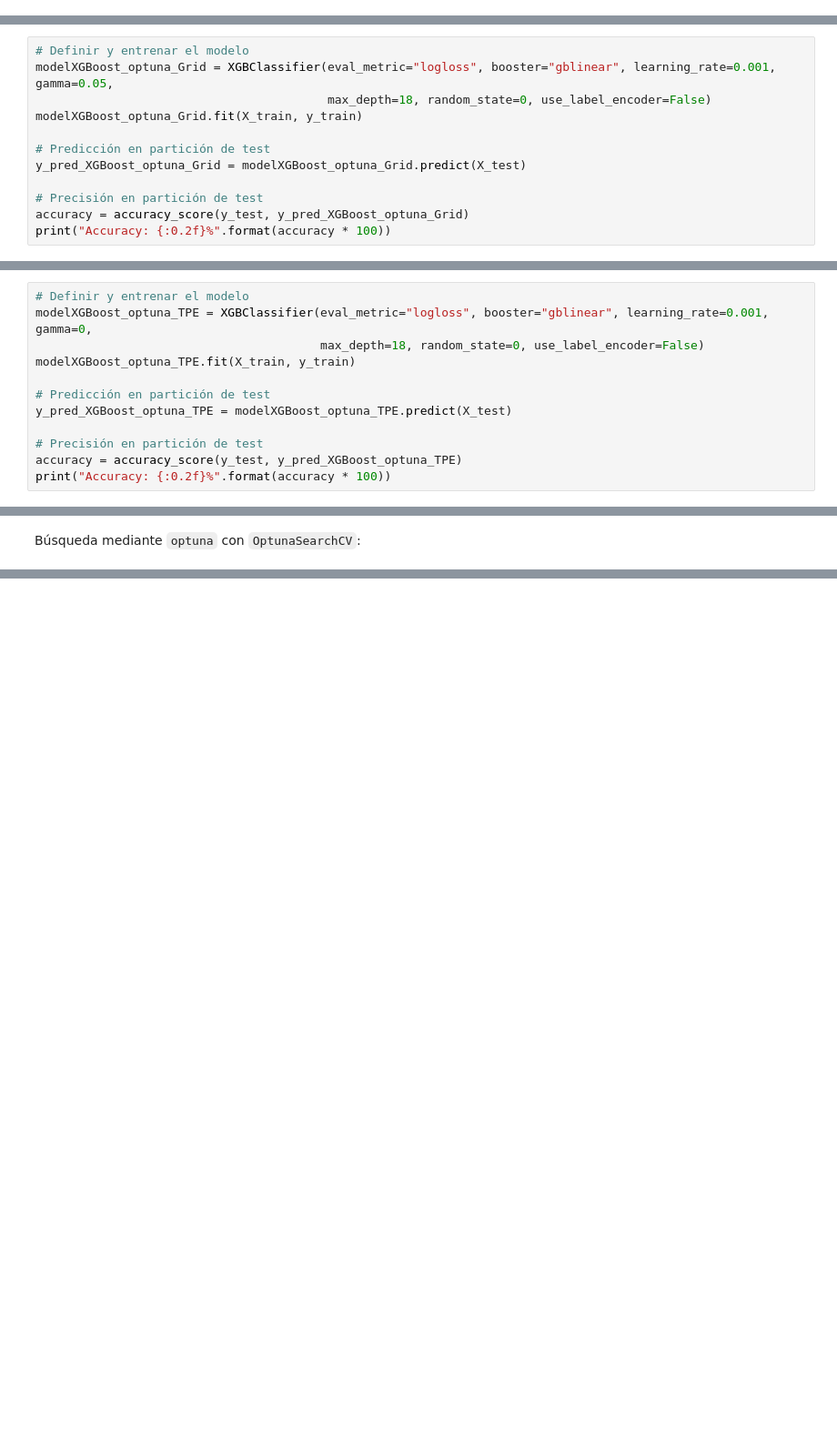
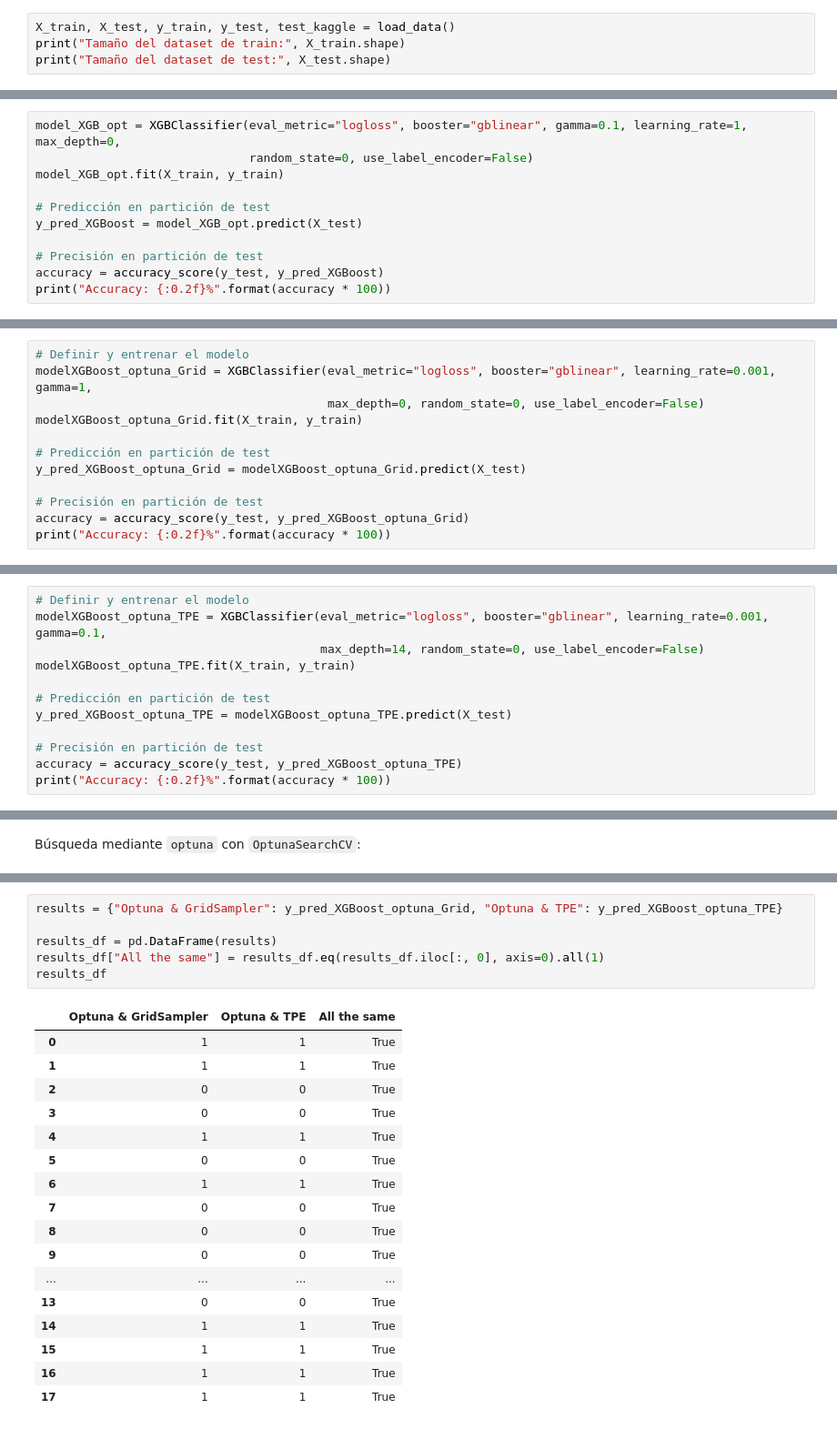
Before and after one commit to saralpzg/Kaggle_MLSP_Schizophrenia_Classification, a Jupyter notebook: Modelos/XGBoost.ipynb, the cells around one changed output, grey strips where cells are left out. Shown at 91% size. Saved outputs shown, nothing was run; the diff lists cells and outputs as text; blank space fills up the shorter version.

```diff
--- a/Modelos/XGBoost.ipynb
+++ b/Modelos/XGBoost.ipynb
@@ -83,0 +40,4 @@ test_kaggle.head(5)
+# %%
+X_train, X_test, y_train, y_test, test_kaggle = load_data()
+print("Tamaño del dataset de train:", X_train.shape)
+print("Tamaño del dataset de test:", X_test.shape)
@@ -134,0 +71,11 @@ Accuracy: 66.67%
+# %%
+model_XGB_opt = XGBClassifier(eval_metric="logloss", booster="gblinear", gamma=0.1, learning_rate=1, max_depth=0,
+                              random_state=0, use_label_encoder=False)
+model_XGB_opt.fit(X_train, y_train)
+
+# Predicción en partición de test
+y_pred_XGBoost = model_XGB_opt.predict(X_test)
+
+# Precisión en partición de test
+accuracy = accuracy_score(y_test, y_pred_XGBoost)
+print("Accuracy: {:0.2f}%".format(accuracy * 100))
@@ -175,7 +124,7 @@ FrozenTrial(number=0, values=[0.8333333333333334], datetime_start=datetime.datet
 # %%
 # Definir y entrenar el modelo
-modelXGBoost_optuna_Grid = XGBClassifier(eval_metric="logloss", booster="gblinear", learning_rate=0.001, gamma=0.05,
-                                         max_depth=18, random_state=0, use_label_encoder=False)
+modelXGBoost_optuna_Grid = XGBClassifier(eval_metric="logloss", booster="gblinear", learning_rate=0.001, gamma=1,
+                                         max_depth=0, random_state=0, use_label_encoder=False)
 modelXGBoost_optuna_Grid.fit(X_train, y_train)
 
 # Predicción en partición de test
@@ -220,7 +169,7 @@ FrozenTrial(number=2, values=[0.8333333333333334], datetime_start=datetime.datet
 # %%
 # Definir y entrenar el modelo
-modelXGBoost_optuna_TPE = XGBClassifier(eval_metric="logloss", booster="gblinear", learning_rate=0.001, gamma=0,
-                                        max_depth=18, random_state=0, use_label_encoder=False)
+modelXGBoost_optuna_TPE = XGBClassifier(eval_metric="logloss", booster="gblinear", learning_rate=0.001, gamma=0.1,
+                                        max_depth=14, random_state=0, use_label_encoder=False)
 modelXGBoost_optuna_TPE.fit(X_train, y_train)
 
 # Predicción en partición de test
@@ -313,0 +249,24 @@ def create_submission(pred, test_id=testFNC["Id"]):
+# %%
+results = {"Optuna & GridSampler": y_pred_XGBoost_optuna_Grid, "Optuna & TPE": y_pred_XGBoost_optuna_TPE}
+
+results_df = pd.DataFrame(results)
+results_df["All the same"] = results_df.eq(results_df.iloc[:, 0], axis=0).all(1)
+results_df
+# %% [output]
+|  | Optuna & GridSampler | Optuna & TPE | All the same |
+| 0 | 1 | 1 | True |
+| 1 | 1 | 1 | True |
+| 2 | 0 | 0 | True |
+| 3 | 0 | 0 | True |
+| 4 | 1 | 1 | True |
+| 5 | 0 | 0 | True |
+| 6 | 1 | 1 | True |
+| 7 | 0 | 0 | True |
+| 8 | 0 | 0 | True |
+| 9 | 0 | 0 | True |
+| ... | ... | ... | ... |
+| 13 | 0 | 0 | True |
+| 14 | 1 | 1 | True |
+| 15 | 1 | 1 | True |
+| 16 | 1 | 1 | True |
+| 17 | 1 | 1 | True |
```
Also changed, not shown: parts of 23 cells of this notebook, 9 other files.
